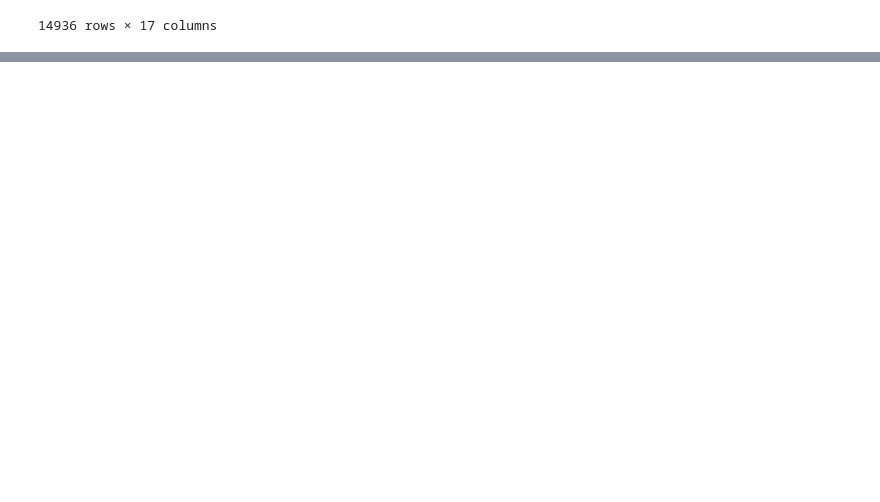
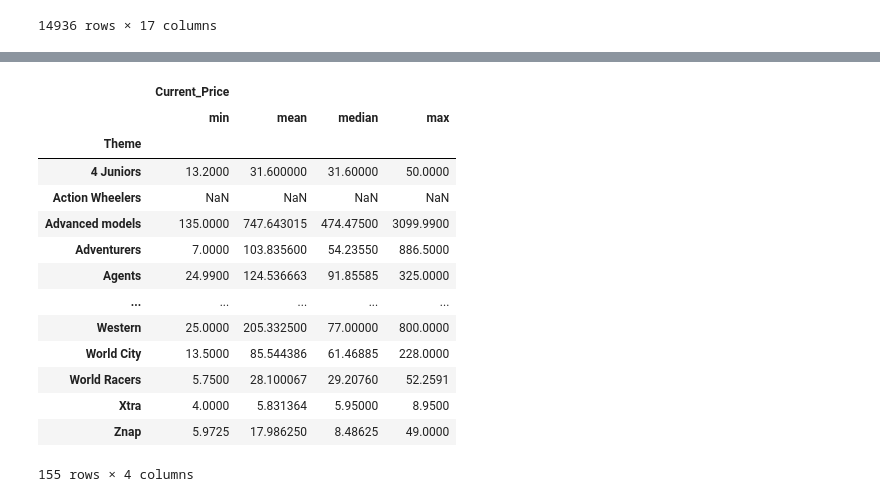
Before and after one commit to nika953/LEGO_Dataset, a Jupyter notebook: LEGO.ipynb, the cells around one changed output, grey strips where cells are left out. Saved outputs shown, nothing was run; the diff lists cells and outputs as text; code cells hidden in the pictures; blank space fills up the shorter version.

```diff
--- a/LEGO.ipynb
+++ b/LEGO.ipynb
@@ -20,0 +124,21 @@ lego
+# %%
+theme = lego.groupby('Theme').agg({
+    'Current_Price':['min','mean','median','max']
+})
+theme
+# %% [output]
+|  | Current_Price |  |  |  |
+|  | min | mean | median | max |
+| Theme |  |  |  |  |
+| 4 Juniors | 13.2000 | 31.600000 | 31.60000 | 50.0000 |
+| Action Wheelers | NaN | NaN | NaN | NaN |
+| Advanced models | 135.0000 | 747.643015 | 474.47500 | 3099.9900 |
+| Adventurers | 7.0000 | 103.835600 | 54.23550 | 886.5000 |
+| Agents | 24.9900 | 124.536663 | 91.85585 | 325.0000 |
+| ... | ... | ... | ... | ... |
+| Western | 25.0000 | 205.332500 | 77.00000 | 800.0000 |
+| World City | 13.5000 | 85.544386 | 61.46885 | 228.0000 |
+| World Racers | 5.7500 | 28.100067 | 29.20760 | 52.2591 |
+| Xtra | 4.0000 | 5.831364 | 5.95000 | 8.9500 |
+| Znap | 5.9725 | 17.986250 | 8.48625 | 49.0000 |
+155 rows × 4 columns
```
Also changed, not shown: parts of 20 cells of this notebook.
